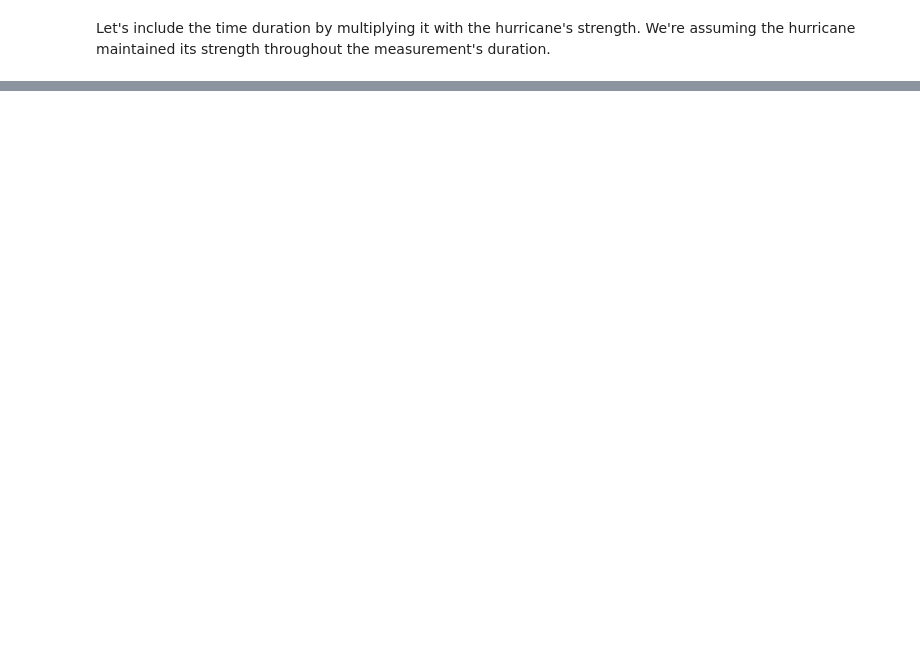
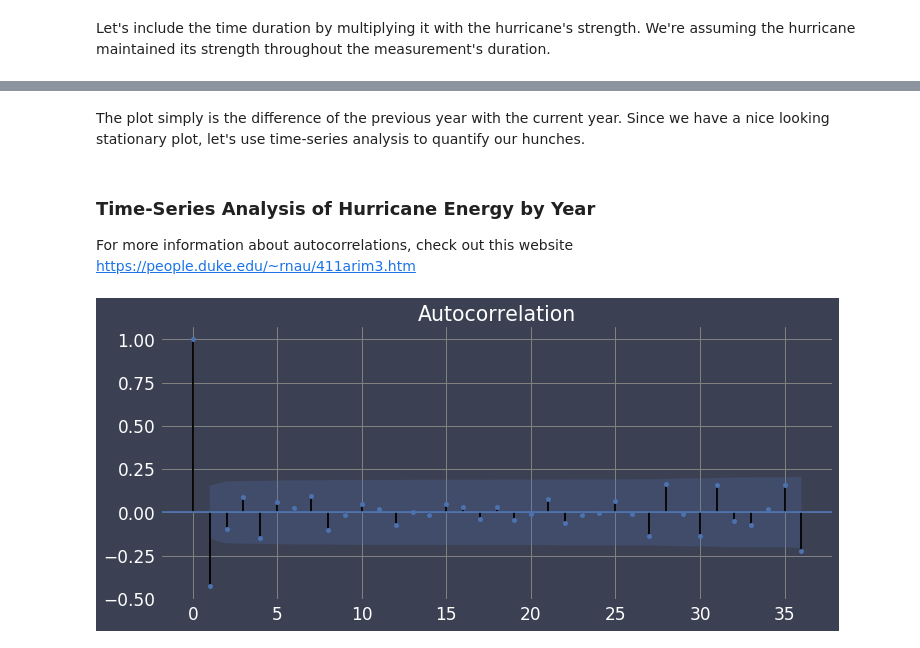
Before and after one commit to blane07/altantic-hurricane-paths, a Jupyter notebook: hurricane-path-predictor.ipynb, the cells around one changed output, grey strips where cells are left out. Saved outputs shown, nothing was run; the diff lists cells and outputs as text; code cells hidden in the pictures; blank space fills up the shorter version.

```diff
--- a/hurricane-path-predictor.ipynb
+++ b/hurricane-path-predictor.ipynb
@@ -364,0 +370,13 @@ HU_energy_year.plot(figsize=(20, 8),
+# %% [markdown]
+The plot simply is the difference of the previous year with the current year. Since we have a nice looking stationary plot, let's use time-series analysis to quantify our hunches.
+# %% [markdown]
+### Time-Series Analysis of Hurricane Energy by Year
+For more information about autocorrelations, check out this website https://people.duke.edu/~rnau/411arim3.htm
+# %%
+from statsmodels.tsa.stattools import acf
+from statsmodels.graphics.tsaplots import plot_acf
+fig, ax = plt.subplots(figsize=(12,5))
+plot_acf(HU_energy_year['KE-hour-diff'][1:], lags=36, ax=ax)
+plt.show()
+# %% [output]
+[figure, added]
```
Also changed, not shown: parts of 45 cells of this notebook.
